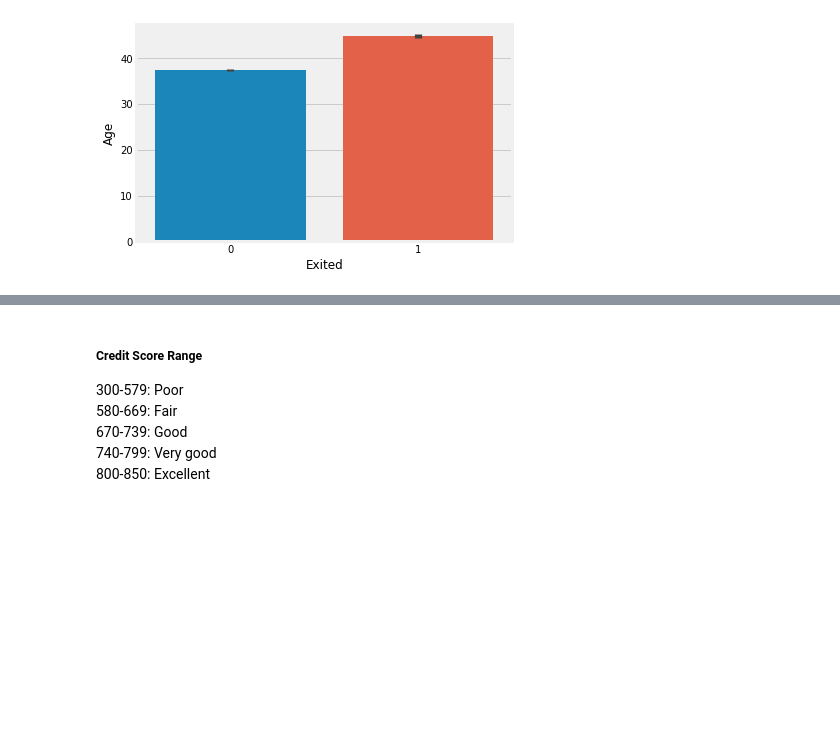
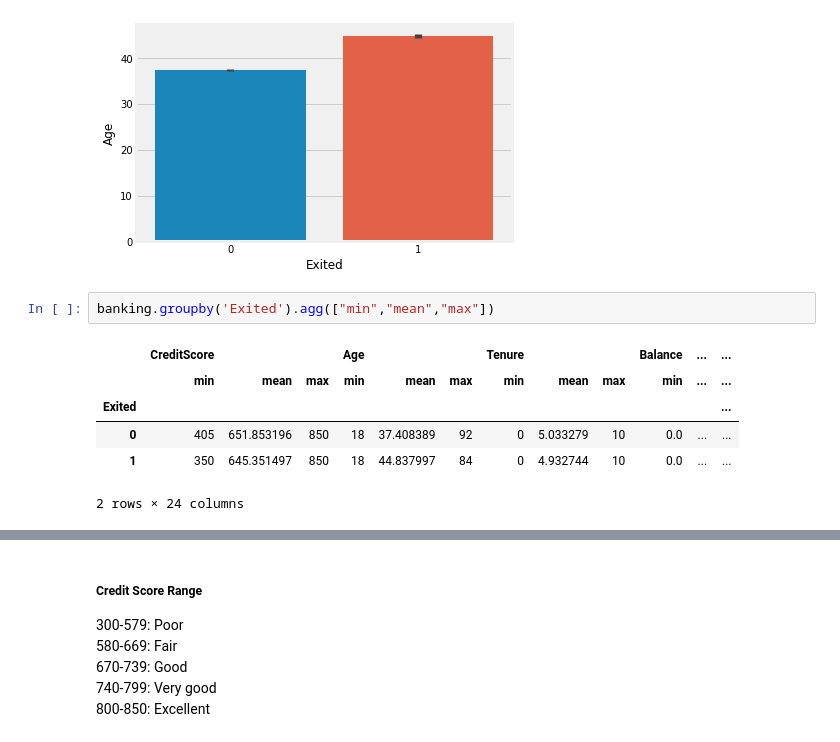
Before and after one commit to raaayden/GA_Project_Code_Challenge_3, a Jupyter notebook: project_final.ipynb, the cells around one changed output, grey strips where cells are left out. Saved outputs shown, nothing was run; the diff lists cells and outputs as text; blank space fills up the shorter version.

```diff
--- a/project_final.ipynb
+++ b/project_final.ipynb
@@ -207,3 +207,12 @@ sns.barplot(data=banking, x='Exited', y='Age')
 # %% [output]
 <AxesSubplot:xlabel='Exited', ylabel='Age'>
 [figure]
+# %%
+banking.groupby('Exited').agg(["min","mean","max"])
+# %% [output]
+|  | CreditScore |  |  | Age |  |  | Tenure |  |  | Balance | ... | ... |
+|  | min | mean | max | min | mean | max | min | mean | max | min | ... | ... |
+| Exited |  |  |  |  |  |  |  |  |  |  |  | ... |
+| 0 | 405 | 651.853196 | 850 | 18 | 37.408389 | 92 | 0 | 5.033279 | 10 | 0.0 | ... | ... |
+| 1 | 350 | 645.351497 | 850 | 18 | 44.837997 | 84 | 0 | 4.932744 | 10 | 0.0 | ... | ... |
+2 rows × 24 columns
```
Also changed, not shown: parts of 6 cells of this notebook.
